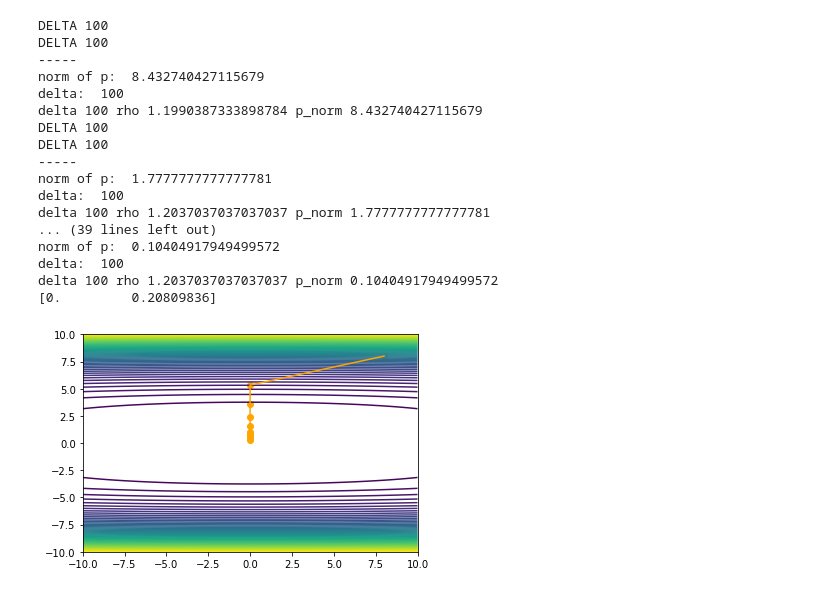
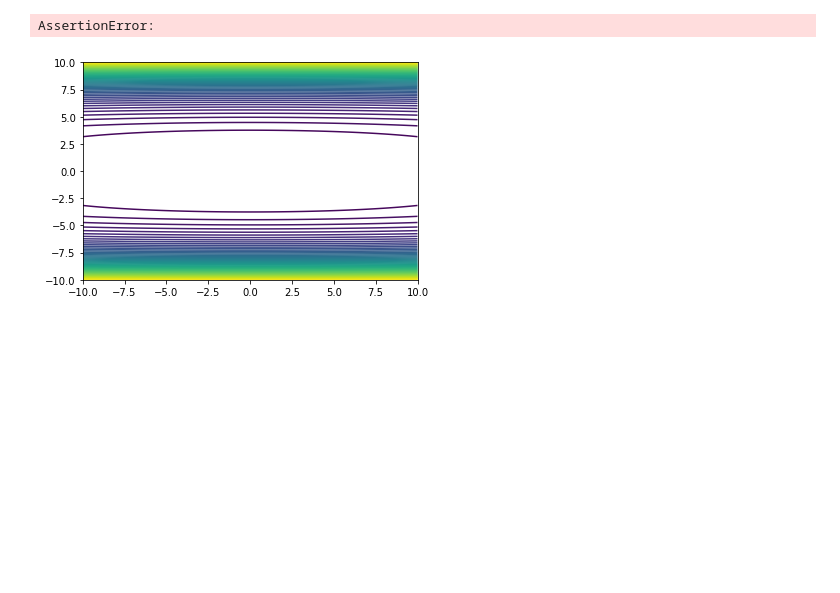
Before and after one commit to Snailed/no-2022-code, a Jupyter notebook: no-assignment-4.ipynb, the cells around one changed output. Saved outputs shown, nothing was run; the diff lists cells and outputs as text; code cells hidden in the pictures; blank space fills up the shorter version.

```diff
--- a/no-assignment-4.ipynb
+++ b/no-assignment-4.ipynb
@@ -284,24 +162,8 @@ delta 100 rho 1.5016012599649635 p_norm 0.04419472625133199
 # %%
-plot_contour_from_function(TrustRegion.minimize, SumOfDifferentPowers, debug=False)
+plot_contour_from_function(TrustRegion.minimize, SumOfDifferentPowers, delta_init=1000, start_point=[-3, 0])
 # %% [output]
-DELTA 100
-DELTA 100
------
-norm of p:  8.432740427115679
-delta:  100
-delta 100 rho 1.1990387333898784 p_norm 8.432740427115679
-DELTA 100
-DELTA 100
------
-norm of p:  1.7777777777777781
-delta:  100
-delta 100 rho 1.2037037037037037 p_norm 1.7777777777777781
-... (39 lines left out)
-norm of p:  0.10404917949499572
-delta:  100
-delta 100 rho 1.2037037037037037 p_norm 0.10404917949499572
-[0.         0.20809836]
+AssertionError:
-[figure, old version]
+[figure, new version]
 # %%
 bb = np.array([[-7278.9319585, -1191.09660256],
  [-1191.09660256, 200.        ]])
```
Also changed, not shown: parts of 21 cells of this notebook, 2 other files.
